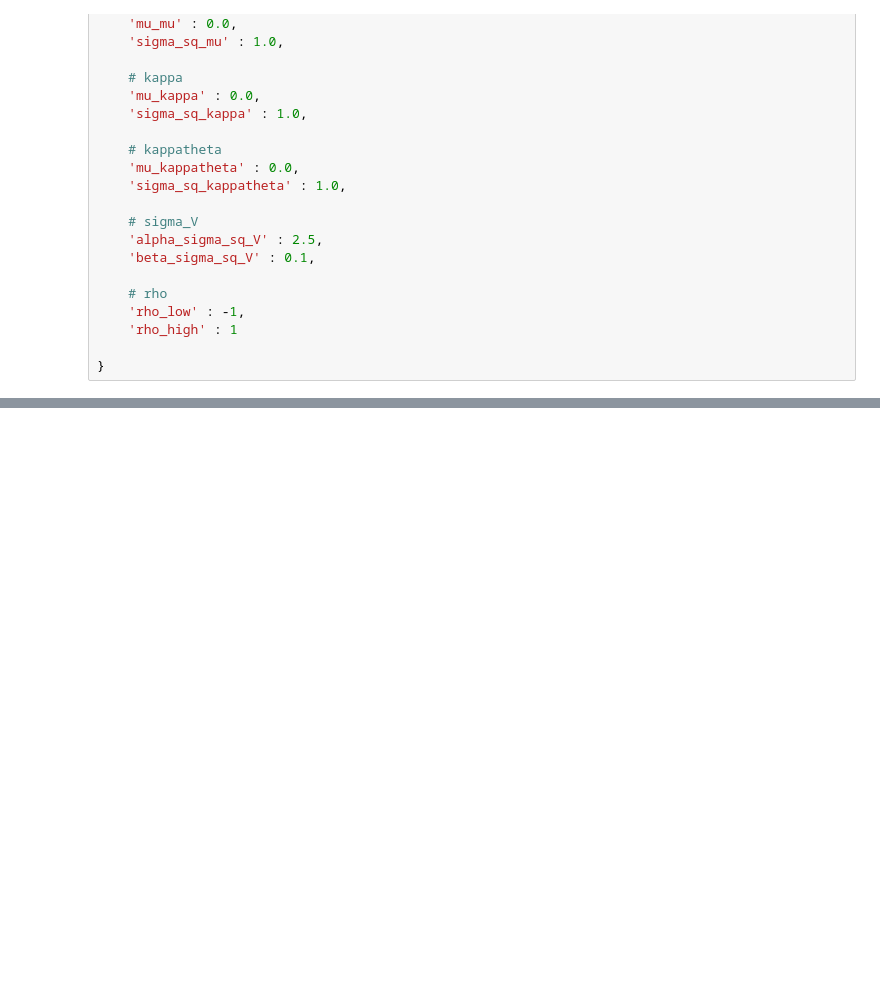
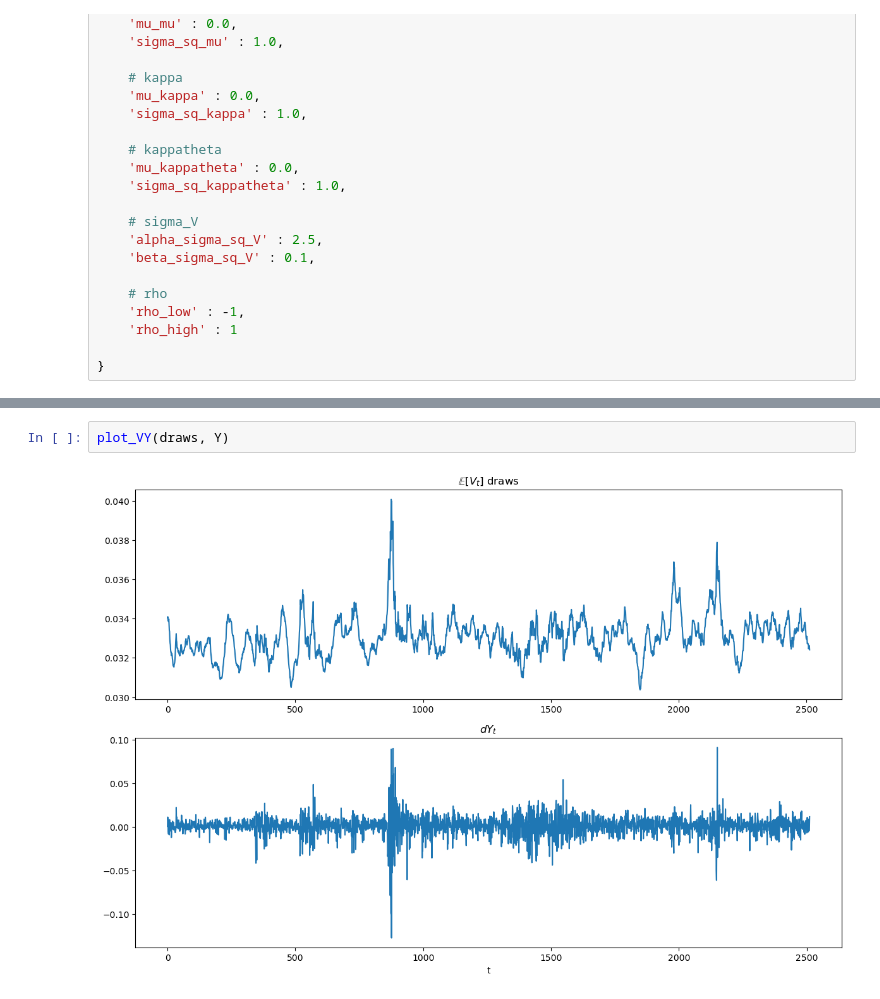
Before and after one commit to qxb650/MCSeminar, a Jupyter notebook: 02_cyclical_MCMC.ipynb, the cells around one changed output, grey strips where cells are left out. Saved outputs shown, nothing was run; the diff lists cells and outputs as text; blank space fills up the shorter version.

```diff
--- a/02_cyclical_MCMC.ipynb
+++ b/02_cyclical_MCMC.ipynb
@@ -397,0 +122,4 @@ plt.hist(rho_draws, bins=100)
+# %%
+plot_VY(draws, Y)
+# %% [output]
+[figure, added]
```
Also changed, not shown: parts of 13 cells of this notebook, 3 other files.
